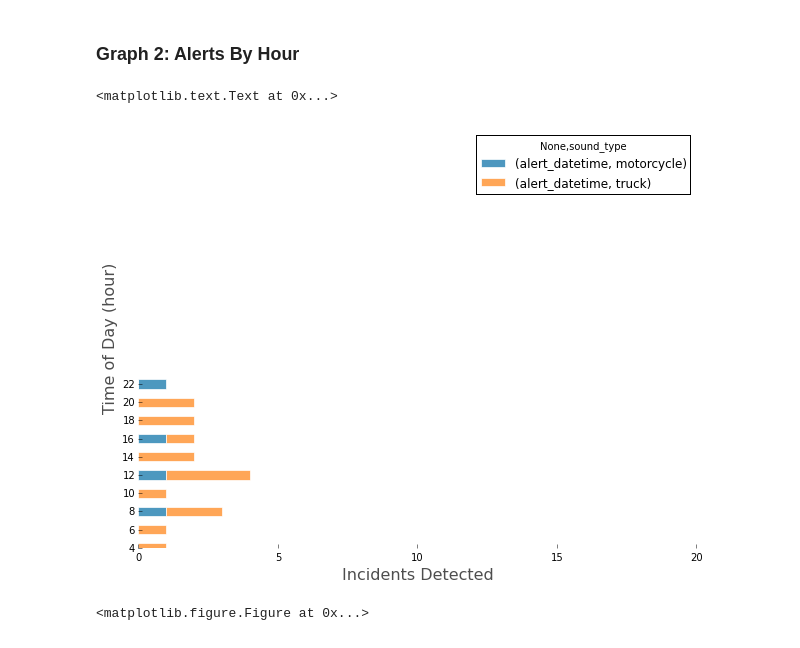
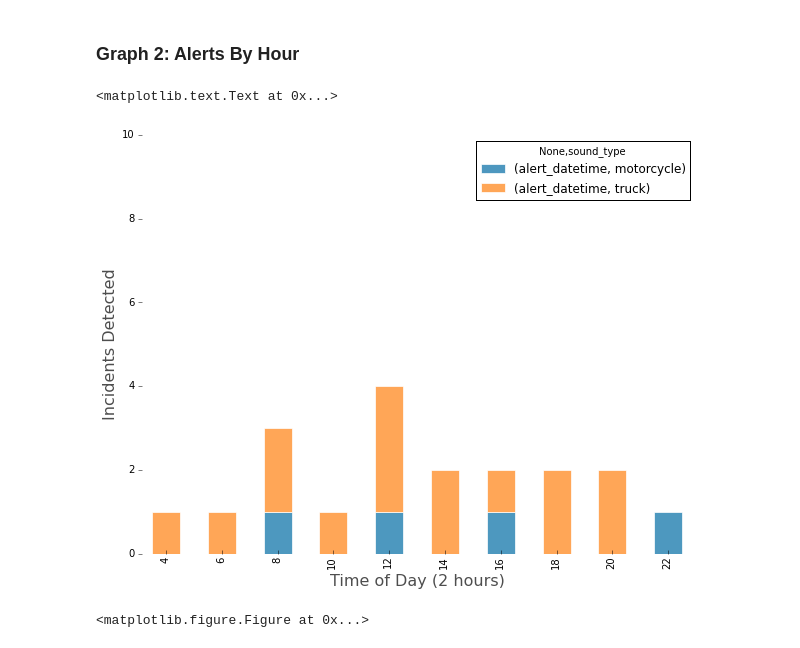
Before and after one commit to flygeneticist/rfcx-data-vizualization, a Jupyter notebook: RFCx-Alert-Graphs.ipynb, the cells around one changed output. Saved outputs shown, nothing was run; the diff lists cells and outputs as text; code cells hidden in the pictures.

Commit message:
Fixed weekday labels + scaling on weekly-range charts.

```diff
--- a/RFCx-Alert-Graphs.ipynb
+++ b/RFCx-Alert-Graphs.ipynb
@@ -47,12 +47,14 @@ df['guid'] = df['guid'].astype(str)
 ### Create weekday/hours/day-night data and labels
 # %%
 weekdays = 'Mon Tue Wed Thu Fri Sat Sun'.split()
+weekday_map= {1:'MON', 2:'TUE', 3:'WED', 4:'THU',
+              5:'FRI', 6:'SAT', 7:'SUN'}
 
 # re-defines the weekday label
 def weekday_label(x, wkdays=weekdays):
     return wkdays[x-1]
 
-df['weekday'] = df['alert_datetime'].map(lambda x: weekday_label(x.isocalendar()[2]))
+df['weekday'] = df['alert_datetime'].map(lambda x: x.isocalendar()[2])
 # %%
 step = 2 # hours to group by
 hours = range(0,24,step) # complete range of hour time-slots
@@ -206,45 +209,40 @@ plt.savefig('figures/alerts_by_guid.png', dpi=300)
 fig = plt.figure(figsize=(10, 7.5))
 # Add a subplot
 ax = fig.add_subplot(111)
 # Set title
 # ttl = 'Your Weekly RFCx Alerts By Hour'
 # Set color transparency (0: transparent; 1: solid)
 a = 0.7
 
-ax = hr_pivot.plot(kind='barh', stacked=True, color=palette, legend=True, ax=ax, alpha=a,
-                      edgecolor='w', ylim=(0,23), xlim=(0,guid_pivot_xmax))
+ax = hr_pivot.plot(kind='bar', stacked=True, color=palette, legend=True, ax=ax, alpha=a,
+                      edgecolor='w', ylim=(0,guid_pivot_xmax/2))
 # Remove the plot frame lines
 ax = plt.subplot(111)
 ax.spines["top"].set_visible(False)
 ax.spines["bottom"].set_visible(False)
 ax.spines["right"].set_visible(False)
 ax.spines["left"].set_visible(False)
 
 # Ensure that the axis ticks only show up on the bottom and left of the plot.
 ax.get_xaxis().tick_bottom()
 ax.get_yaxis().tick_left()
 # Remove grid lines (dotted lines inside plot)
 ax.grid(False)
 # Remove plot frame
 ax.set_frame_on(False)
 # Pandas trick: remove weird dotted line on axis
 ax.lines[0].set_visible(False)
 
-# Customize title, set position, allow space on top of plot for title
-# ax.set_title(ax.get_title(), fontsize=26, alpha=a, ha='left')
-# plt.subplots_adjust(top=0.9)
-# ax.title.set_position((0,1.08))
+# Set y axis label, set label text
+ylab = 'Incidents Detected'
+ax.set_ylabel(ylab, fontsize=16, alpha=a, ha='center')
 
 # Set x axis label, set label text
-xlab = 'Incidents Detected'
+xlab = 'Time of Day (2 hours)'
 ax.set_xlabel(xlab, fontsize=16, alpha=a, ha='center')
-
-# Set y axis label, set label text
-ylab = 'Time of Day (hour)'
-ax.set_ylabel(ylab, fontsize=16, alpha=a, ha='center')
 # %% [output]
 <matplotlib.text.Text at 0x...>
-[figure, old version]
+[figure, new version]
 # %%
 # Save figure as png
 # TO DO: add tight bounding box
```
Also changed, not shown: parts of 3 cells of this notebook.
